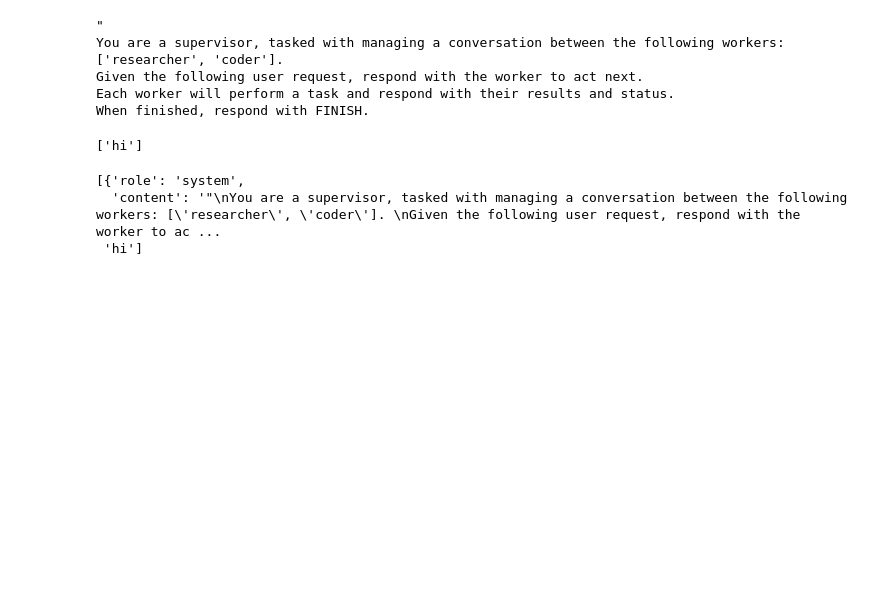
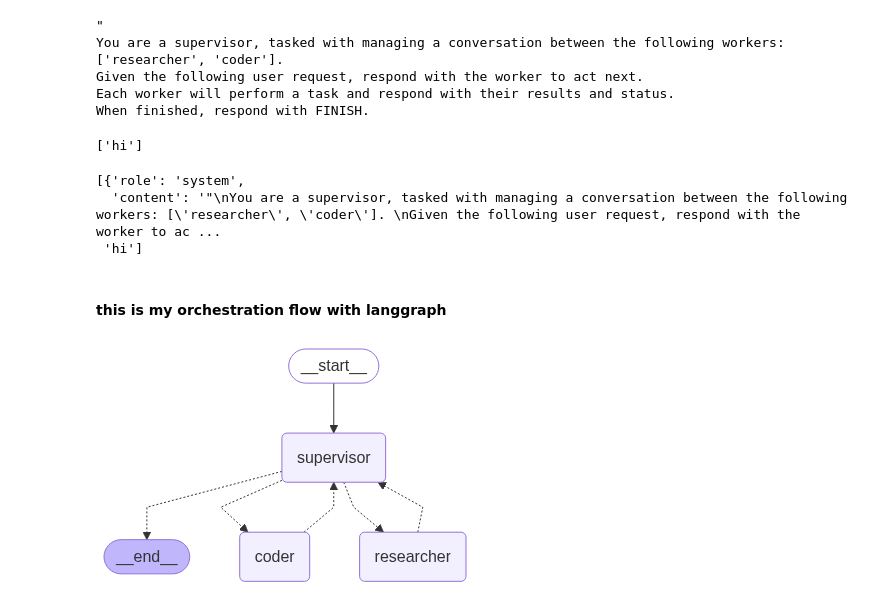
Before and after one commit to Sm1321/LANGGRAPH_FrameWork_Live, a Jupyter notebook: 2.Langgraph/7.Langchain_supervisor_multiagent.ipynb, the cells around one changed output. Drawn from its saved outputs; the diff is of its cells as text; code cells hidden in the pictures; blank space fills up the shorter version.

```diff
--- a/2.Langgraph/7.Langchain_supervisor_multiagent.ipynb
+++ b/2.Langgraph/7.Langchain_supervisor_multiagent.ipynb
@@ -170,0 +204,44 @@ messages
+# %%
+def research_agent(state: State) -> Command[Literal["supervisor"]]:
+
+    research_agent = create_react_agent(llm, tools=[search_tool], prompt="You are a researcher. DO NOT do any math.")
+
+    result=research_agent.invoke(state)
+
+    return Command(
+        update={
+            "messages": [
+                HumanMessage(content=result["messages"][-1].content, name="researcher")
+            ]
+        },
+        goto="supervisor",
+    )
+# %%
+def coder_agent(state:State)->Command[Literal['supervisor']]:
+    code_agent=create_react_agent(llm,tools=[python_repl_tool], prompt="You are a coder. DO NOT do any research.")
+    result=code_agent.invoke(state)
+
+    return Command(
+        update={
+            "messages": [
+                HumanMessage(content=result["messages"][-1].content, name="coder")
+            ]
+        },
+        goto="supervisor",
+    )
+# %% [markdown]
+#### this is my orchestration flow with langgraph
+# %%
+#Workflow
+graph = StateGraph(State)
+graph.add_node("supervisor", supervisor_agent)
+graph.add_node("researcher", research_agent)
+graph.add_node("coder", coder_agent)
+
+graph.add_edge(START, "supervisor")
+app=graph.compile()
+# %%
+from IPython.display import display,Image
+display(Image(app.get_graph().draw_mermaid_png()))
+# %% [output]
+[figure, added]
```
Also changed, not shown: parts of 11 cells of this notebook.
